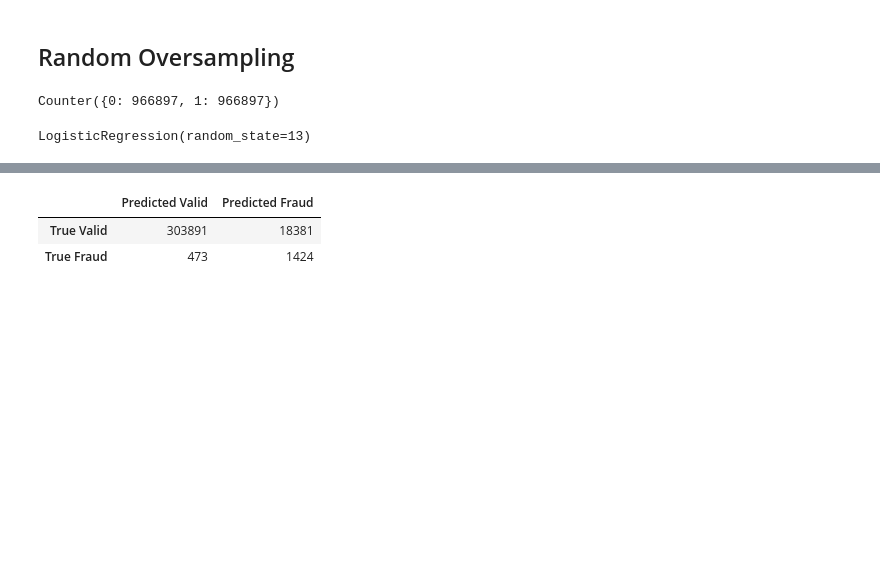
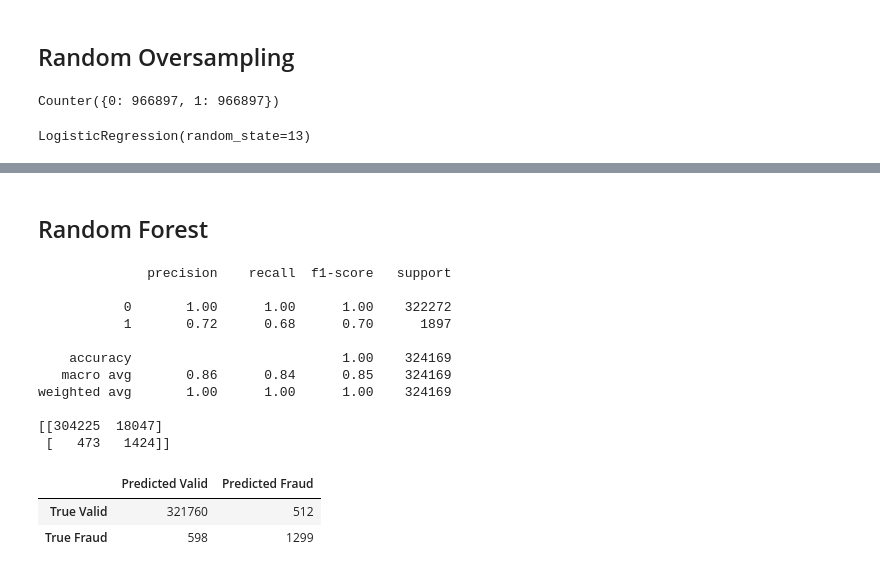
Before and after one commit to ashleighbridges/credit_card_fraud, a Jupyter notebook: ccf_preprocess_mlenv.ipynb, the cells around one changed output, grey strips where cells are left out. Cells and saved outputs as stored; diff of their text form; code cells hidden in the pictures; blank space fills up the shorter version.

```diff
--- a/ccf_preprocess_mlenv.ipynb
+++ b/ccf_preprocess_mlenv.ipynb
@@ -515,14 +529,36 @@ avg / total       0.99      0.94      0.75      0.97      0.84      0.72    3241
 | Fraud | 473 | 1424 |
-# %%
-# Display the confusion matrix
-cm4 = confusion_matrix(y_test, y_pred4)
-
-# Create a DataFrame from the confusion matrix.
-cm_df4 = pd.DataFrame(
-    cm4, index=["True Valid", "True Fraud"], columns=["Predicted Valid", "Predicted Fraud"])
-
-cm_df4
-# %% [output]
-|  | Predicted Valid | Predicted Fraud |
-| True Valid | 303891 | 18381 |
-| True Fraud | 473 | 1424 |
+# %% [markdown]
+## Random Forest
+# %%
+#random forest
+from sklearn.ensemble import RandomForestClassifier
+model4 = RandomForestClassifier(random_state=13)
+model4.fit(X_resampled,y_resampled)
+y_pred4=model4.predict(X_test)
+report = classification_report(y_test, y_pred4)
+print(report)
+matrix4 = confusion_matrix(y_test, y_pred4)
+print(matrix)
+# Display the confusion matrix
+cm4 = confusion_matrix(y_test, y_pred4)
+
+# Create a DataFrame from the confusion matrix.
+cm_df4 = pd.DataFrame(
+    cm4, index=["True Valid", "True Fraud"], columns=["Predicted Valid", "Predicted Fraud"])
+
+cm_df4
+# %% [output]
+              precision    recall  f1-score   support
+
+           0       1.00      1.00      1.00    322272
+           1       0.72      0.68      0.70      1897
+
+    accuracy                           1.00    324169
+   macro avg       0.86      0.84      0.85    324169
+weighted avg       1.00      1.00      1.00    324169
+
+[[304225  18047]
+ [   473   1424]]
+|  | Predicted Valid | Predicted Fraud |
+| True Valid | 321760 | 512 |
+| True Fraud | 598 | 1299 |
```
Also changed, not shown: parts of 21 cells of this notebook, 1 other file.
